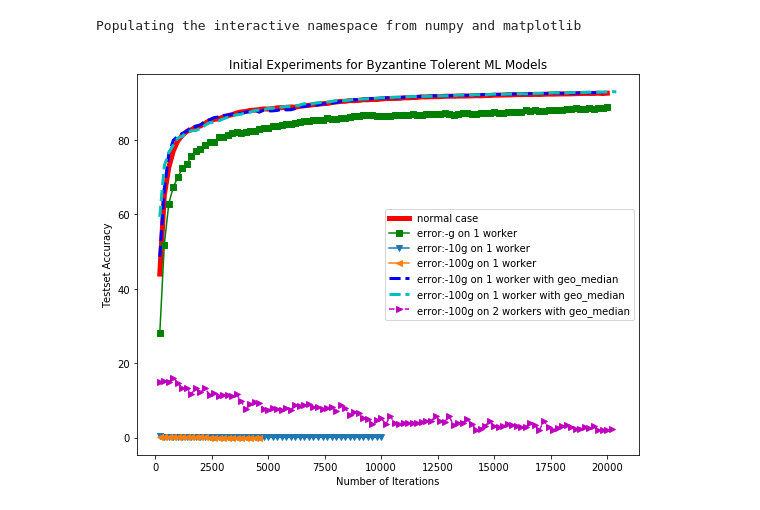
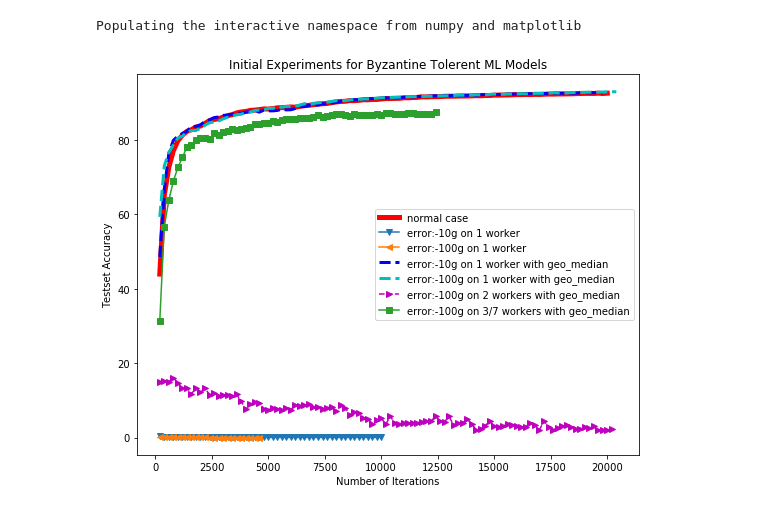
Before and after one commit to hwang595/Draco, a Jupyter notebook: analysis/errSimulation_and_geoMedian_verify.ipynb, the cells around one changed output. Saved outputs shown, nothing was run; the diff lists cells and outputs as text; code cells hidden in the pictures.

```diff
--- a/analysis/errSimulation_and_geoMedian_verify.ipynb
+++ b/analysis/errSimulation_and_geoMedian_verify.ipynb
@@ -62,19 +62,33 @@ for s in geo_reverse_scale:
                 tmp_steps_list.append(step_counter_)
     geo_accs.append(tmp_acc_list)
     geo_steps.append(tmp_steps_list)
+
+# parse fail 3 out of 7 workers:
+ths_acc_list = []
+ths_steps = []
+with open("fail3_out_of7", 'rb') as ths_file:
+    step_counter_ = 0
+    for line in ths_file.readlines():
+        line_string = line.rstrip('\n')
+        search_sth = re.match('Test set: Average loss: (.*), Prec@1: (.*) Prec@5: (.*)', line_string)
+        if search_sth:
+            acc = search_sth.group(2)
+            step_counter_ += 200
+            ths_acc_list.append(acc)
+            ths_steps.append(step_counter_)
 # %%
 fig = plt.figure()
 plt.plot(normal_steps, normal_acc_list, '-r',linewidth=5.0, label="normal case")
-plt.plot(error_steps[0], error_accs[0], '-sg', label="error:-g on 1 worker")
 plt.plot(error_steps[1], error_accs[1], '-v', label="error:-10g on 1 worker")
 plt.plot(error_steps[2], error_accs[2], '-<', label="error:-100g on 1 worker")
 plt.plot(geo_steps[0], geo_accs[0], '--b', linewidth=3.0, label="error:-10g on 1 worker with geo_median")
 plt.plot(geo_steps[1], geo_accs[1], '--c', linewidth=3.0,label="error:-100g on 1 worker with geo_median")
 plt.plot(geo_steps[2], geo_accs[2], '-->m', label="error:-100g on 2 workers with geo_median")
+plt.plot(ths_steps, ths_acc_list, '-s', label="error:-100g on 3/7 workers with geo_median")
 plt.xlabel("Number of Iterations")
 plt.ylabel("Testset Accuracy")
 plt.title("Initial Experiments for Byzantine Tolerent ML Models")
 plt.legend()
 plt.show()
 # %% [output]
-[figure, old version]
+[figure, new version]
```
